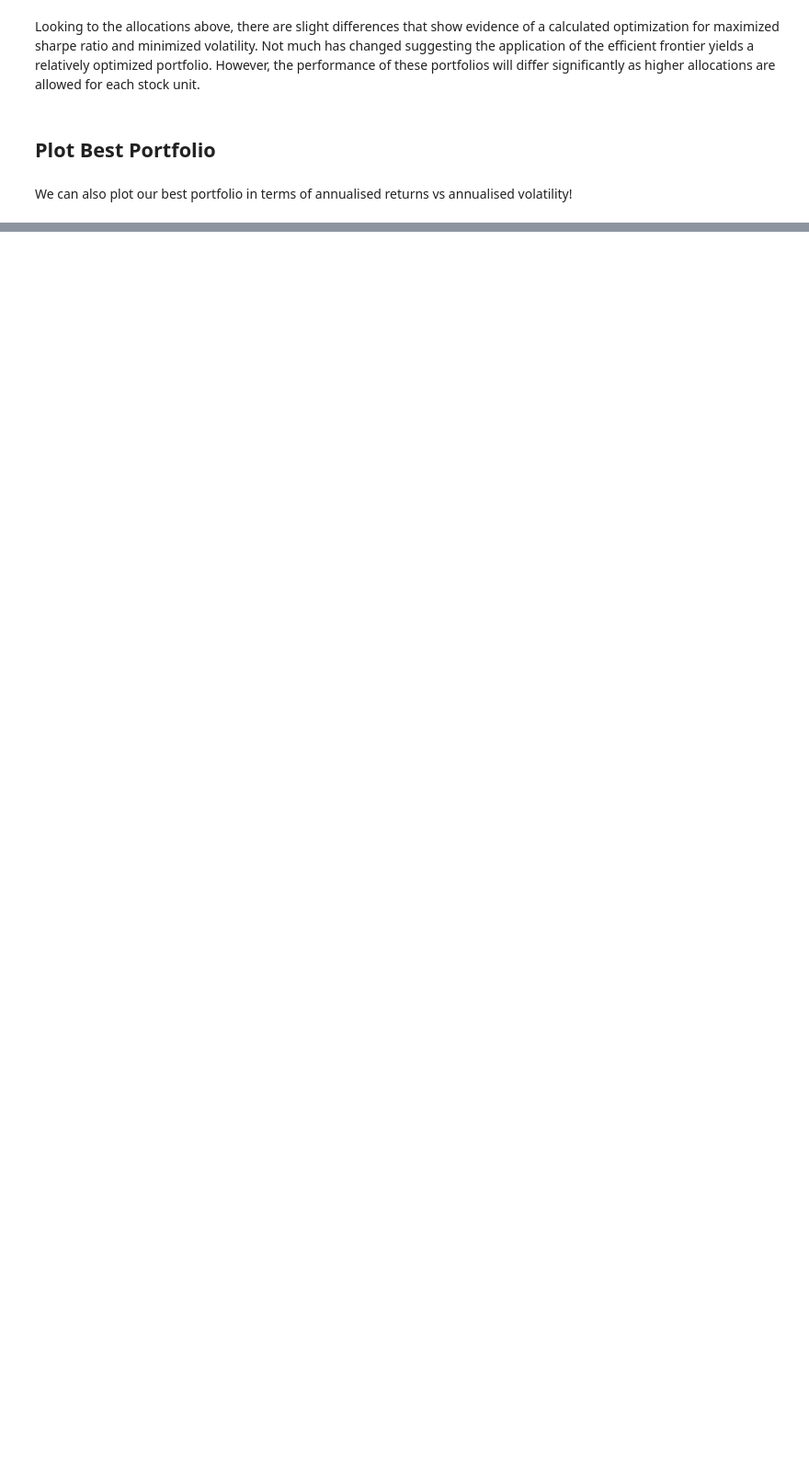
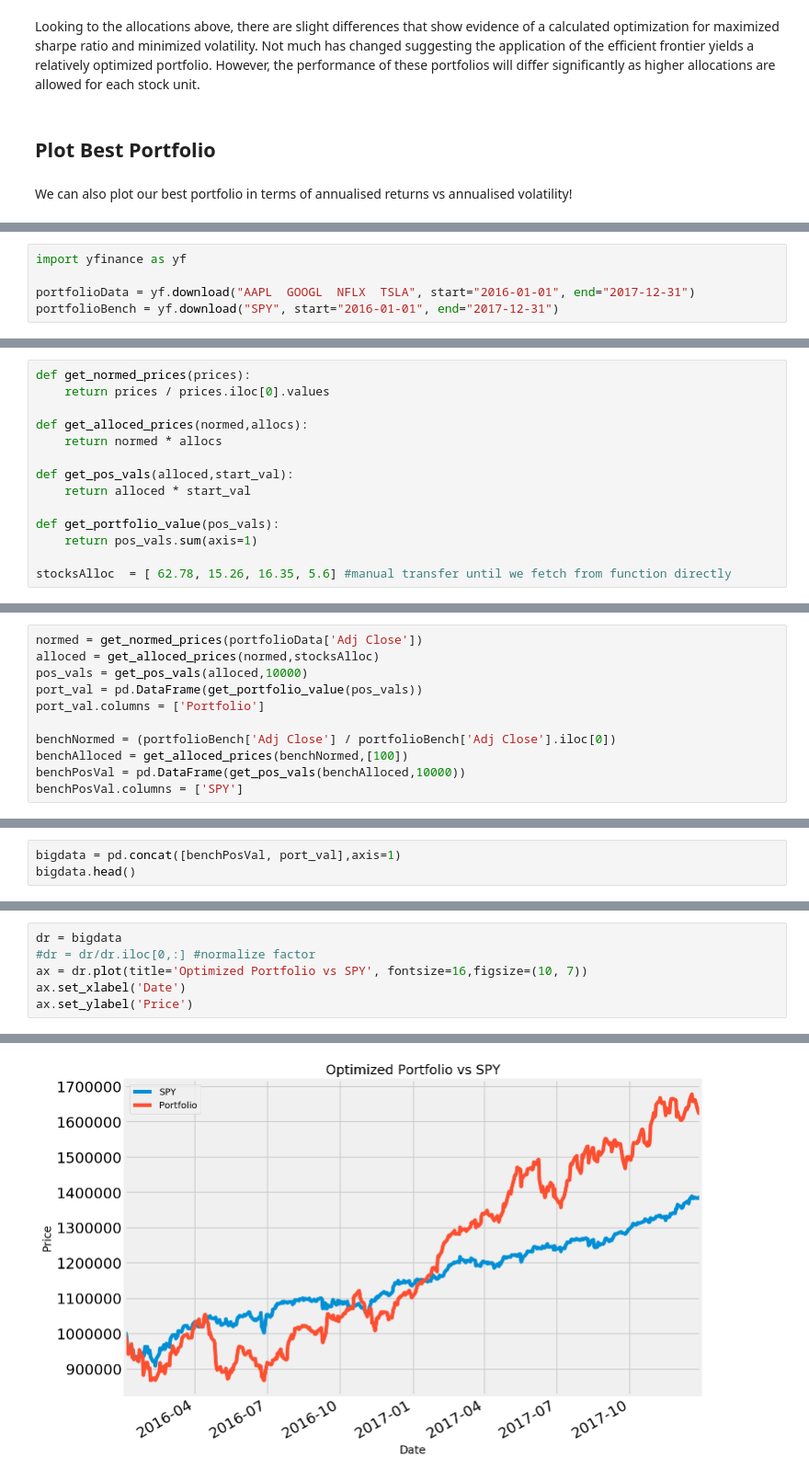
Before and after one commit to AashinShazar/TradingML, a Jupyter notebook: PortfolioOptimizer/PortfolioOptimizer .ipynb, the cells around one changed output, grey strips where cells are left out. Shown at 92% size. Saved outputs shown, nothing was run; the diff lists cells and outputs as text; blank space fills up the shorter version.

Commit message:
Added benchmark comparison section

```diff
--- a/PortfolioOptimizer/PortfolioOptimizer .ipynb
+++ b/PortfolioOptimizer/PortfolioOptimizer .ipynb
@@ -682,0 +698,5 @@ TSLA : annuaised return 0.24 , annualised volatility: 0.37
+# %%
+import yfinance as yf
+
+portfolioData = yf.download("AAPL  GOOGL  NFLX  TSLA", start="2016-01-01", end="2017-12-31")
+portfolioBench = yf.download("SPY", start="2016-01-01", end="2017-12-31")
@@ -682,0 +708,14 @@ TSLA : annuaised return 0.24 , annualised volatility: 0.37
+# %%
+def get_normed_prices(prices):
+    return prices / prices.iloc[0].values
+
+def get_alloced_prices(normed,allocs):
+    return normed * allocs
+
+def get_pos_vals(alloced,start_val):
+    return alloced * start_val
+
+def get_portfolio_value(pos_vals):
+    return pos_vals.sum(axis=1)
+
+stocksAlloc  = [ 62.78, 15.26, 16.35, 5.6] #manual transfer until we fetch from function directly
@@ -682,0 +724,11 @@ TSLA : annuaised return 0.24 , annualised volatility: 0.37
+# %%
+normed = get_normed_prices(portfolioData['Adj Close'])
+alloced = get_alloced_prices(normed,stocksAlloc)
+pos_vals = get_pos_vals(alloced,10000)
+port_val = pd.DataFrame(get_portfolio_value(pos_vals))
+port_val.columns = ['Portfolio']
+
+benchNormed = (portfolioBench['Adj Close'] / portfolioBench['Adj Close'].iloc[0])
+benchAlloced = get_alloced_prices(benchNormed,[100])
+benchPosVal = pd.DataFrame(get_pos_vals(benchAlloced,10000))
+benchPosVal.columns = ['SPY']
@@ -682,0 +737,3 @@ TSLA : annuaised return 0.24 , annualised volatility: 0.37
+# %%
+bigdata = pd.concat([benchPosVal, port_val],axis=1)
+bigdata.head()
@@ -682,0 +750,7 @@ TSLA : annuaised return 0.24 , annualised volatility: 0.37
+# %%
+dr = bigdata
+#dr = dr/dr.iloc[0,:] #normalize factor
+ax = dr.plot(title='Optimized Portfolio vs SPY', fontsize=16,figsize=(10, 7))
+ax.set_xlabel('Date')
+ax.set_ylabel('Price')
+# %% [output]
@@ -682,0 +758 @@ TSLA : annuaised return 0.24 , annualised volatility: 0.37
+[figure, added]
```
Also changed, not shown: parts of 24 cells of this notebook.
